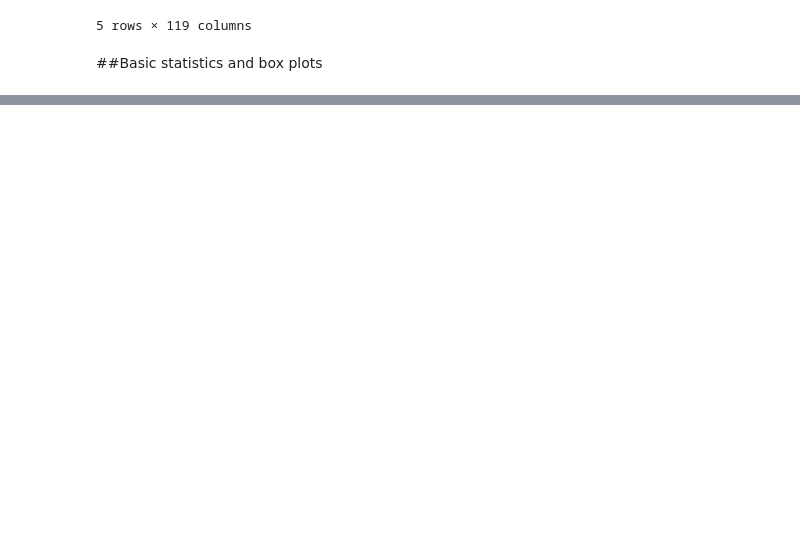
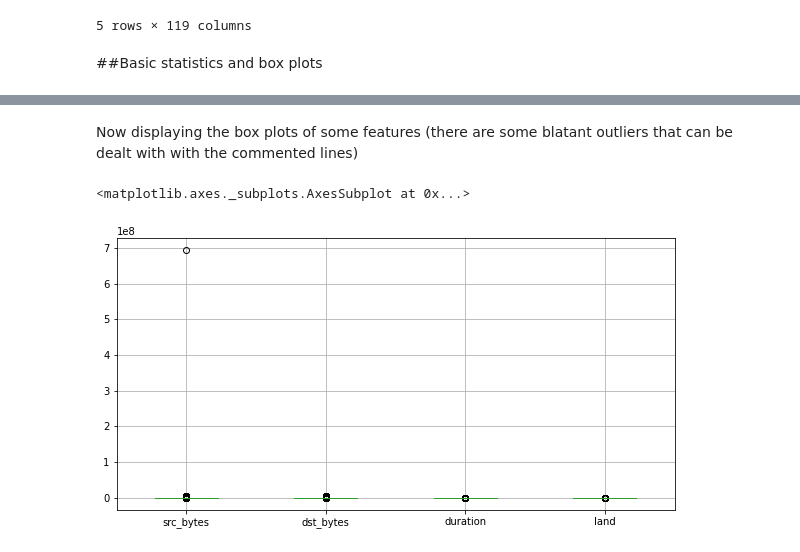
Before and after one commit to mohamed-chamrouk/projet_AIR, a Jupyter notebook: projet_AIR.ipynb, the cells around one changed output, grey strips where cells are left out. Drawn from its saved outputs; the diff is of its cells as text; code cells hidden in the pictures; blank space fills up the shorter version.

Commit message:
Ajout des diagramme à moustache, des histogrammes et de la matrice de corrélation

```diff
--- a/projet_AIR.ipynb
+++ b/projet_AIR.ipynb
@@ -45,6 +59,7 @@ uc?export=download&     [  <=>               ]  71.89M   283MB/s    in 0.3s
 Loading and displaying the dataset
 # %%
 df = pd.read_csv('dataset.csv')
+df = df.rename(columns={'type':'label'})
 df
 # %% [output]
 |  | duration | protocol_type | service | flag | src_bytes | dst_bytes | land | wrong_fragment | urgent | ... |
@@ -168,3 +184,14 @@ df.describe()
 | 50% | 0.000000 | 5.200000e+02 | 0.000000e+00 | 0.000000 | 0.000000 | 0.000000 | 0.000000 | 0.000000 | ... |
 | 75% | 0.000000 | 1.032000e+03 | 0.000000e+00 | 0.000000 | 0.000000 | 0.000000 | 0.000000 | 0.000000 | ... |
 | max | 58329.000000 | 6.933756e+08 | 5.155468e+06 | 1.000000 | 3.000000 | 3.000000 | 30.000000 | 5.000000 | ... |
+# %% [markdown]
+Now displaying the box plots of some features (there are some blatant outliers that can be dealt with with the commented lines)
+# %%
+#y = df['src_bytes']
+#df_restricted = y.between(y.quantile(0), y.quantile(0.75))
+#index_names = df[~df_restricted].index
+#df.drop(index_names, inplace=True)
+df.boxplot(column=['src_bytes', 'dst_bytes', 'duration', 'land'], figsize=(10,5))
+# %% [output]
+<matplotlib.axes._subplots.AxesSubplot at 0x...>
+[figure, added]
```
Also changed, not shown: parts of 9 cells of this notebook.
